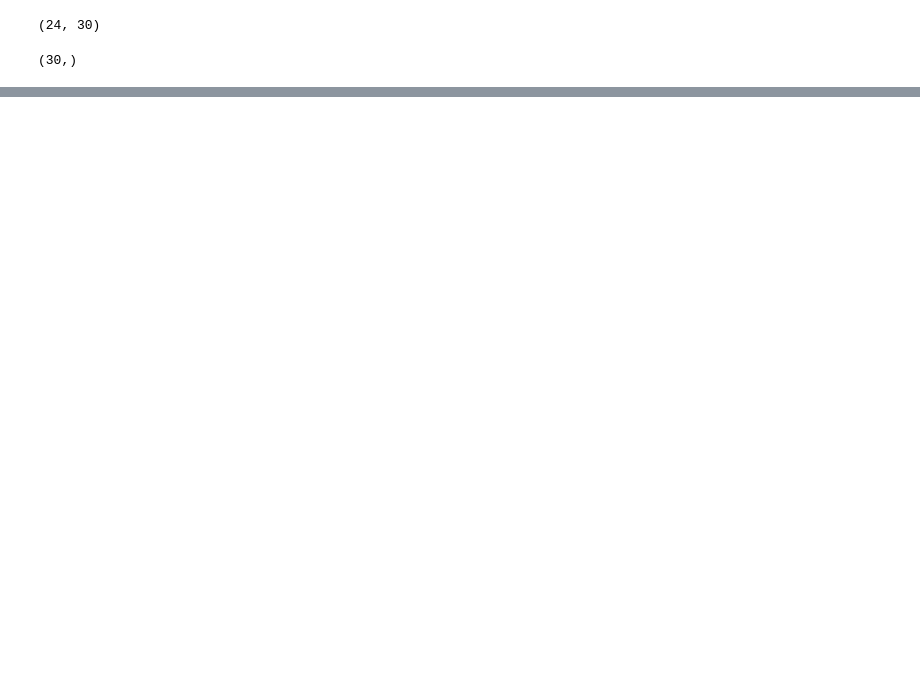
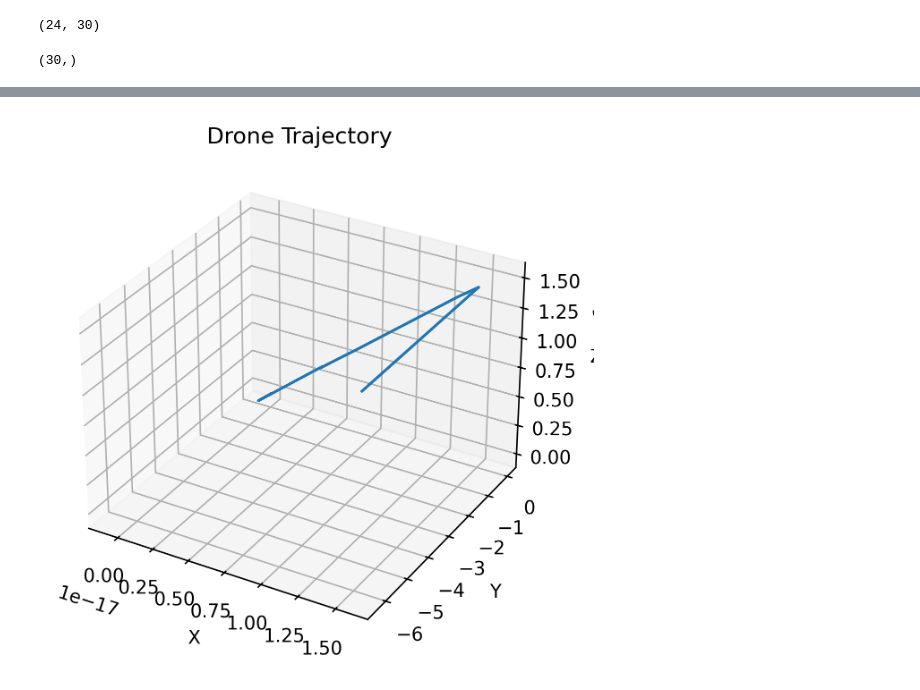
Before and after one commit to mward19/drone-stabilization, a Jupyter notebook: drone_simulate.ipynb, the cells around one changed output, grey strips where cells are left out. Saved outputs shown, nothing was run; the diff lists cells and outputs as text; code cells hidden in the pictures; blank space fills up the shorter version.

```diff
--- a/drone_simulate.ipynb
+++ b/drone_simulate.ipynb
@@ -101,0 +88,4 @@ plt.show()
+# %%
+plot_trajectory(sol.y)
+# %% [output]
+[figure, added]
```
Also changed, not shown: parts of 11 cells of this notebook, 2 other files.
